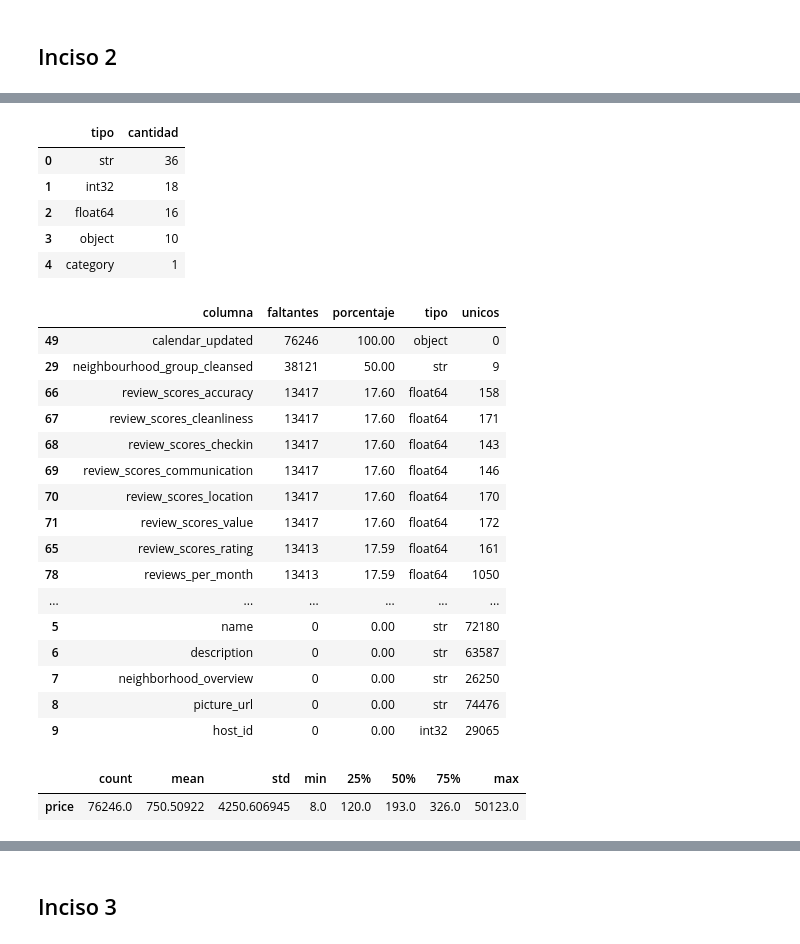
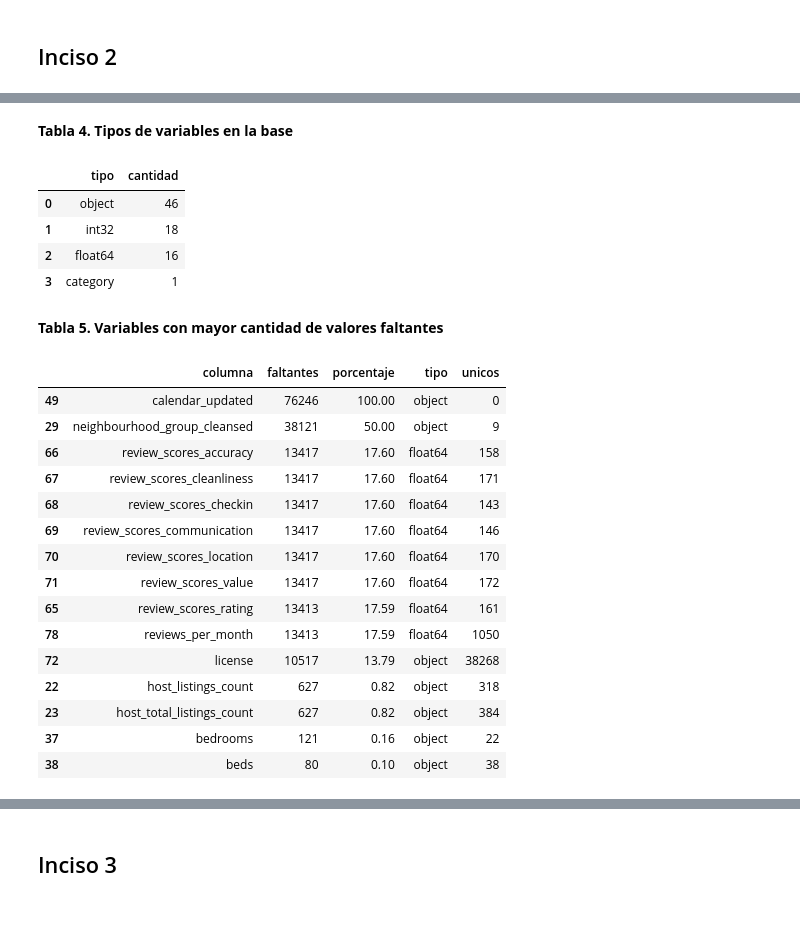
Before and after one commit to Ninaswiftie09/Mineria-de-Datos, a Jupyter notebook: Laboratorio8.ipynb, the cells around one changed output, grey strips where cells are left out. Saved outputs shown, nothing was run; the diff lists cells and outputs as text; code cells hidden in the pictures; blank space fills up the shorter version.

```diff
--- a/Laboratorio8.ipynb
+++ b/Laboratorio8.ipynb
@@ -44,0 +83,40 @@ df.shape
+# %%
+def limpiar_precio(serie):
+    if pd.api.types.is_numeric_dtype(serie):
+        return pd.to_numeric(serie, errors="coerce")
+    return pd.to_numeric(
+        serie.astype(str)
+        .str.replace("$", "", regex=False)
+        .str.replace(",", "", regex=False)
+        .str.replace(" ", "", regex=False)
+        .replace({"nan": np.nan, "None": np.nan, "": np.nan}),
+        errors="coerce"
+    )
+
+def cargar_rdata():
+    data_dir = Path("data")
+    rutas = []
+    rutas += sorted(data_dir.glob("*.RData")) + sorted(data_dir.glob("*.rda"))
+    rutas += sorted(data_dir.glob("**/*.RData")) + sorted(data_dir.glob("**/*.rda"))
+    rutas += sorted(Path(".").glob("*.RData")) + sorted(Path(".").glob("*.rda"))
+
+    rutas = list(dict.fromkeys(rutas))
+
+    if not rutas:
+        raise FileNotFoundError("No se encontró ningún archivo .RData en data/ ni en la carpeta actual.")
+
+    rdata_path = rutas[0]
+    rdata = pyreadr.read_r(str(rdata_path))
+
+    tablas = [valor for valor in rdata.values() if isinstance(valor, pd.DataFrame)]
+
+    if not tablas:
+        raise ValueError("El archivo .RData no contiene una tabla compatible con pandas.")
+
+    datos = tablas[0].copy()
+    datos.columns = [str(col).strip() for col in datos.columns]
+    return datos, rdata_path
+
+df_original, rdata_path = cargar_rdata()
+
+df_original.shape
@@ -197,28 +257,35 @@ pd.DataFrame({
 # %%
-pd.DataFrame(df.dtypes.astype(str).value_counts()).reset_index().rename(
-    columns={"index": "tipo", "count": "cantidad", 0: "cantidad"}
+tipos_variables = (
+    pd.DataFrame(df.dtypes.astype(str).value_counts())
+    .reset_index()
+    .rename(columns={"index": "tipo", "count": "cantidad", 0: "cantidad"})
 )
+
+display(Markdown("**Tabla 4. Tipos de variables en la base**"))
+display(tipos_variables)
 # %% [output]
+**Tabla 4. Tipos de variables en la base**
 |  | tipo | cantidad |
-| 0 | str | 36 |
+| 0 | object | 46 |
 | 1 | int32 | 18 |
 | 2 | float64 | 16 |
-| 3 | object | 10 |
-| 4 | category | 1 |
+| 3 | category | 1 |
 # %%
 faltantes = pd.DataFrame({
     "columna": df.columns,
     "faltantes": df.isna().sum().values,
     "porcentaje": (df.isna().mean().values * 100).round(2),
     "tipo": df.dtypes.astype(str).values,
     "unicos": df.nunique(dropna=True).values
 }).sort_values(["porcentaje", "faltantes"], ascending=False)
 
-faltantes.head(30)
+display(Markdown("**Tabla 5. Variables con mayor cantidad de valores faltantes**"))
+display(faltantes.head(15))
 # %% [output]
+**Tabla 5. Variables con mayor cantidad de valores faltantes**
 |  | columna | faltantes | porcentaje | tipo | unicos |
 | 49 | calendar_updated | 76246 | 100.00 | object | 0 |
-| 29 | neighbourhood_group_cleansed | 38121 | 50.00 | str | 9 |
+| 29 | neighbourhood_group_cleansed | 38121 | 50.00 | object | 9 |
 | 66 | review_scores_accuracy | 13417 | 17.60 | float64 | 158 |
 | 67 | review_scores_cleanliness | 13417 | 17.60 | float64 | 171 |
 | 68 | review_scores_checkin | 13417 | 17.60 | float64 | 143 |
@@ -227,14 +294,8 @@ faltantes.head(30)
 | 71 | review_scores_value | 13417 | 17.60 | float64 | 172 |
 | 65 | review_scores_rating | 13413 | 17.59 | float64 | 161 |
 | 78 | reviews_per_month | 13413 | 17.59 | float64 | 1050 |
-| ... | ... | ... | ... | ... | ... |
-| 5 | name | 0 | 0.00 | str | 72180 |
-| 6 | description | 0 | 0.00 | str | 63587 |
-| 7 | neighborhood_overview | 0 | 0.00 | str | 26250 |
-| 8 | picture_url | 0 | 0.00 | str | 74476 |
-| 9 | host_id | 0 | 0.00 | int32 | 29065 |
+| 72 | license | 10517 | 13.79 | object | 38268 |
+| 22 | host_listings_count | 627 | 0.82 | object | 318 |
+| 23 | host_total_listings_count | 627 | 0.82 | object | 384 |
+| 37 | bedrooms | 121 | 0.16 | object | 22 |
+| 38 | beds | 80 | 0.10 | object | 38 |
-# %%
-df[precio_col].describe().to_frame().T
-# %% [output]
-|  | count | mean | std | min | 25% | 50% | 75% | max |
-| price | 76246.0 | 750.50922 | 4250.606945 | 8.0 | 120.0 | 193.0 | 326.0 | 50123.0 |
```
Also changed, not shown: parts of 55 cells of this notebook, 1 other file.
